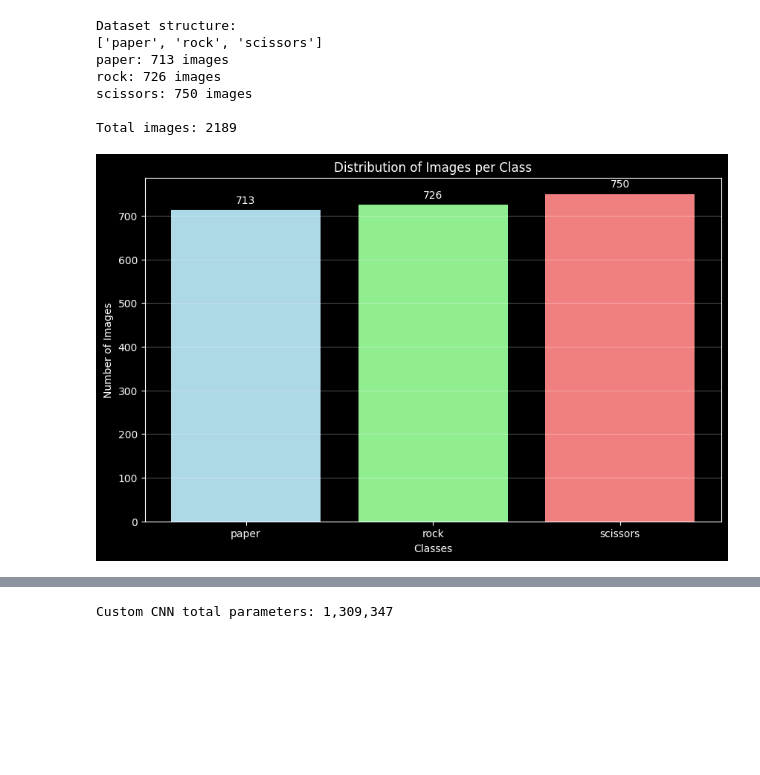
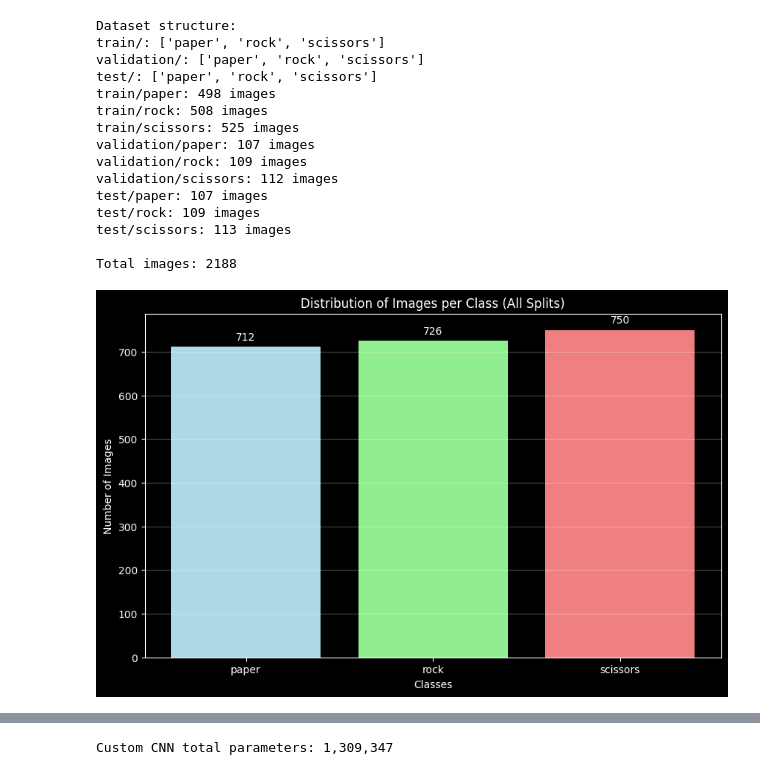
Before and after one commit to Azvier/cnn-rock-paper-scissors, a Jupyter notebook: notebooks/rock-paper-scissors.ipynb, the cells around one changed output, grey strips where cells are left out. Cells and saved outputs as stored; diff of their text form; code cells hidden in the pictures; blank space fills up the shorter version.

```diff
--- a/notebooks/rock-paper-scissors.ipynb
+++ b/notebooks/rock-paper-scissors.ipynb
@@ -17,44 +17,56 @@ warnings.filterwarnings(
     message=r"Your `PyDataset` class should call `super\(\).__init__\(\*\*kwargs\)` in its constructor\."
 )
 # %%
-# Dataset configuration
-dataset_path = r'../image-dataset/rockpaperscissors/rps-cv-images'
+# Dataset configuration (updated for new structure)
+base_path = r'../image-dataset/rockpaperscissors/rps-cv-images'
+splits = ['train', 'validation', 'test']
 classes = ['paper', 'rock', 'scissors']
 
 print("Dataset structure:")
-print(os.listdir(dataset_path))
+for split in splits:
+    split_path = os.path.join(base_path, split)
+    print(f"{split}/: {os.listdir(split_path)}")
 
-# Count images in each class
-class_counts = {}
+# Count images in each class across all splits
+class_counts = {cls: 0 for cls in classes}
 total_images = 0
 
-for class_name in classes:
-    class_path = os.path.join(dataset_path, class_name)
-    if os.path.exists(class_path):
-        count = len(os.listdir(class_path))
-        class_counts[class_name] = count
-        total_images += count
-        print(f"{class_name}: {count} images")
+for split in splits:
+    for class_name in classes:
+        class_path = os.path.join(base_path, split, class_name)
+        if os.path.exists(class_path):
+            count = len(os.listdir(class_path))
+            class_counts[class_name] += count
+            total_images += count
+            print(f"{split}/{class_name}: {count} images")
 
 print(f"\nTotal images: {total_images}")
 
-# Visualize class distribution
+# Visualize class distribution (total across all splits)
 plt.figure(figsize=(10, 6))
 plt.bar(class_counts.keys(), class_counts.values(), color=['lightblue', 'lightgreen', 'lightcoral'])
-plt.title('Distribution of Images per Class')
+plt.title('Distribution of Images per Class (All Splits)')
 plt.xlabel('Classes')
 plt.ylabel('Number of Images')
 plt.grid(axis='y', alpha=0.3)
 for i, v in enumerate(class_counts.values()):
     plt.text(i, v + 10, str(v), ha='center', va='bottom')
 plt.show()
 # %% [output]
 Dataset structure:
-['paper', 'rock', 'scissors']
-paper: 713 images
-rock: 726 images
-scissors: 750 images
+train/: ['paper', 'rock', 'scissors']
+validation/: ['paper', 'rock', 'scissors']
+test/: ['paper', 'rock', 'scissors']
+train/paper: 498 images
+train/rock: 508 images
+train/scissors: 525 images
+validation/paper: 107 images
+validation/rock: 109 images
+validation/scissors: 112 images
+test/paper: 107 images
+test/rock: 109 images
+test/scissors: 113 images
 
-Total images: 2189
+Total images: 2188
-[figure, old version]
+[figure, new version]
 # %%
```
Also changed, not shown: parts of 3 cells of this notebook.
